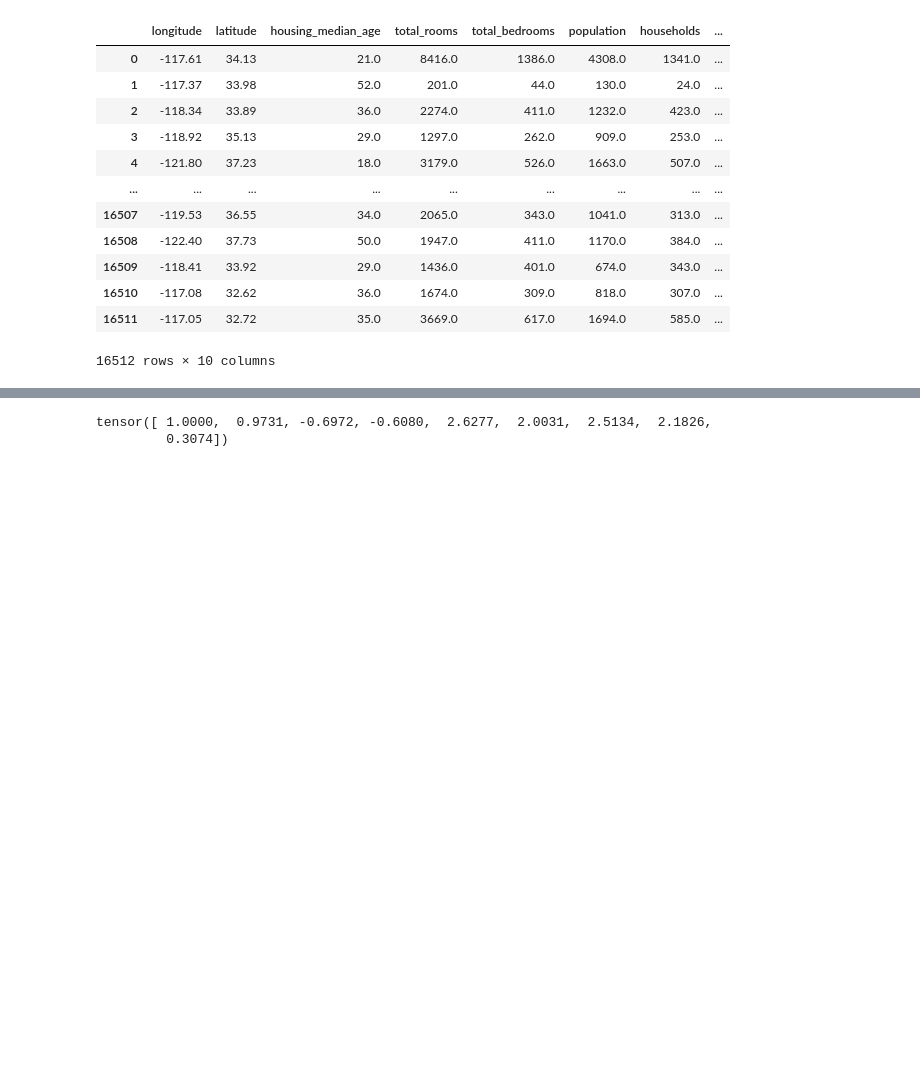
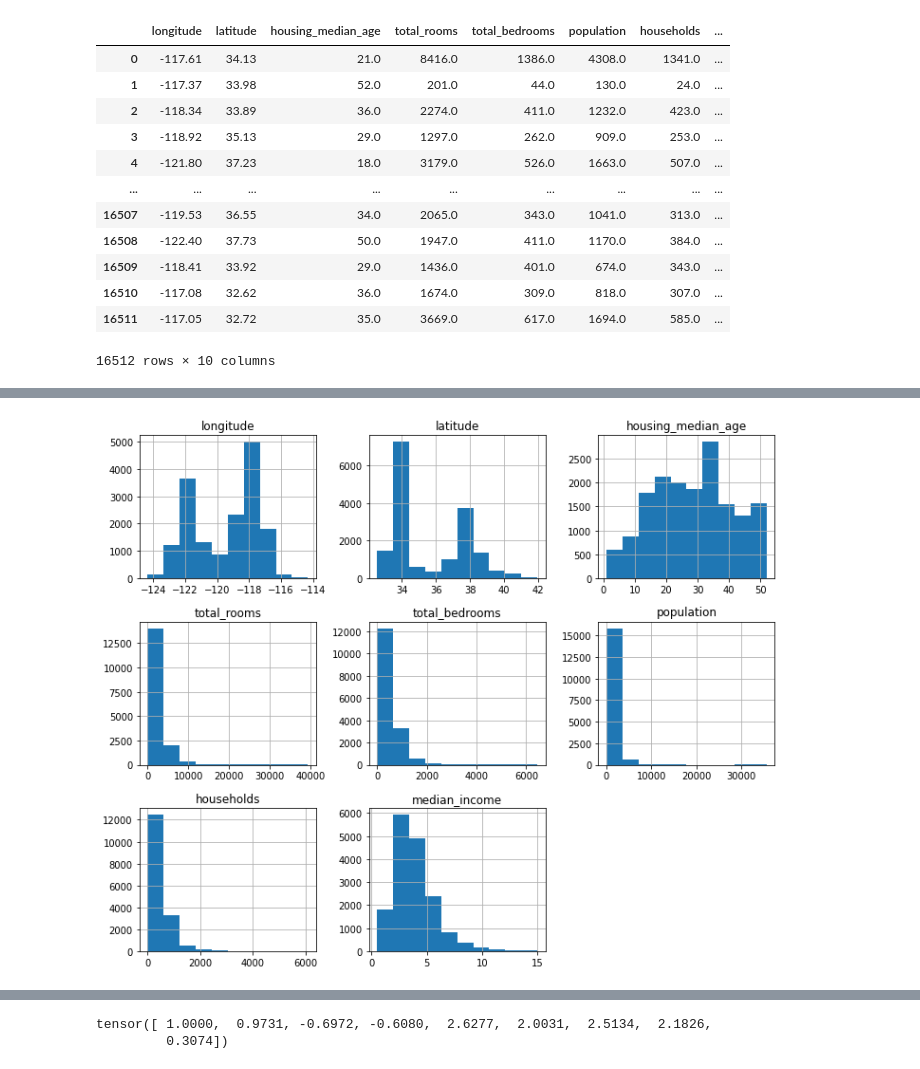
Before and after one commit to kevinlandert/IC_IML_CW2_NeuralNetworks, a Jupyter notebook: part2_testnotebook.ipynb, the cells around one changed output, grey strips where cells are left out. Cells and saved outputs as stored; diff of their text form; code cells hidden in the pictures; blank space fills up the shorter version.

```diff
--- a/part2_testnotebook.ipynb
+++ b/part2_testnotebook.ipynb
@@ -103,4 +52,0 @@ kf = KFold(n_splits = 10)
-# %%
-for i,x in enumerate(kf.split(np.arange(100))):
-    print(i)
-    print(x)
@@ -124,0 +65,5 @@ for i,x in enumerate(kf.split(np.arange(100))):
+# %%
+x.hist(figsize = (12,10))
+plt.show()
+# %% [output]
+[figure, added]
```
Also changed, not shown: parts of 13 cells of this notebook, 4 other files.
